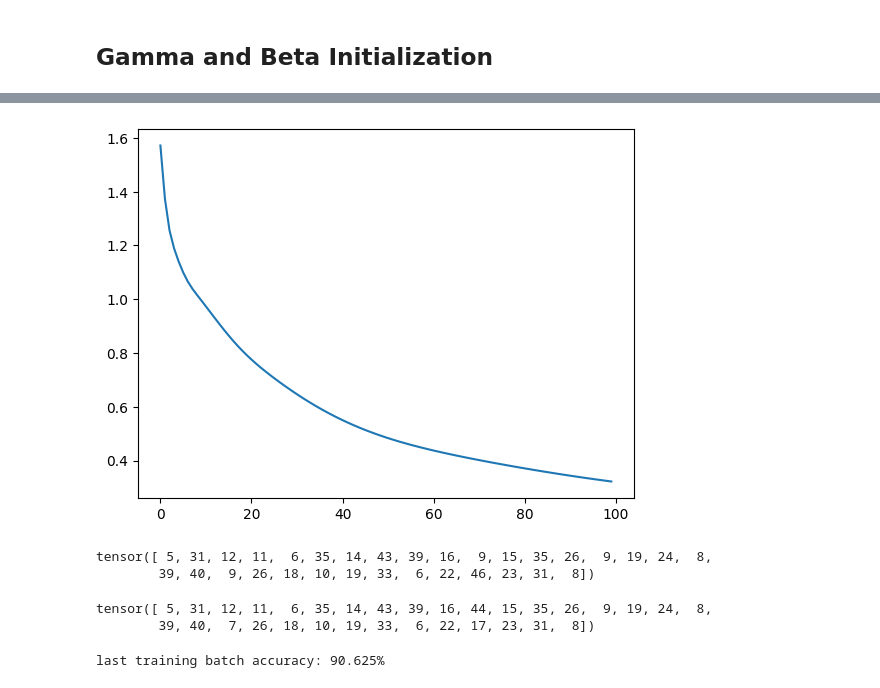
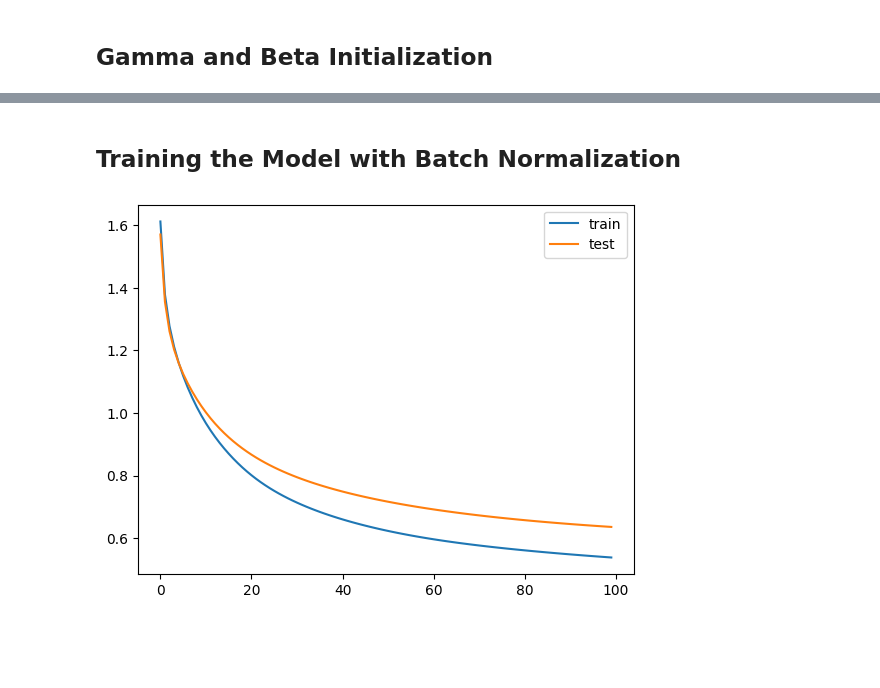
Before and after one commit to Bikash9841/AI-Trainee---Week_5, a Jupyter notebook: Using_Batch_Normalization.ipynb, the cells around one changed output, grey strips where cells are left out. Saved outputs shown, nothing was run; the diff lists cells and outputs as text; code cells hidden in the pictures; blank space fills up the shorter version.

Commit message:
feat: prediction on the test dataset

```diff
--- a/Using_Batch_Normalization.ipynb
+++ b/Using_Batch_Normalization.ipynb
@@ -129,6 +218,13 @@ X_btrain.shape,Y_btrain.shape
+# %% [markdown]
+## Training the Model with Batch Normalization
 # %%
 loss_list_train=[]
+loss_list_test=[]
 # %%
+A1_test_mean=0
+A1_test_std=0
+alpha=0.01
+
 for i in range(100):
     idx=0
     for batch in range(torch.tensor(int(X_etrain.shape[0]/batch_size))):
@@ -143,8 +239,8 @@ for i in range(100):
         A1=torch.tanh(Z1)
 
         A1_mean=A1.sum(dim=0,keepdim=True)/A1.shape[0]
-        # A1_std=(torch.sqrt(torch.sum(((A1-A1_mean)**2),dim=0,keepdim=True)/A1.shape[0])) #+1e-10 # adding small term with std to eliminate dividing by 0 at A1_norm
-        A1_std=A1.std(dim=0,keepdim=True)
+        A1_std=(torch.sqrt(torch.sum(((A1-A1_mean)**2),dim=0,keepdim=True)/A1.shape[0])) #+1e-10 # adding small term with std to eliminate dividing by 0 at A1_norm
+        # A1_std=A1.std(dim=0,keepdim=True)
         A1_norm=(A1-A1_mean)/(A1_std)
 
         # batch normalization
@@ -207,31 +303,36 @@ for i in range(100):
         dL_dW1=dZ1_dW1.T @ dL_dZ1
         dL_db1=torch.sum(dL_dZ1,dim=0,keepdim=True)
 
+        A1_test_mean=alpha*A1_test_mean+(1-alpha)*A1_mean
+        A1_test_std=alpha*A1_test_std+(1-alpha)*A1_std
+
+        with torch.no_grad():
         # weights and biases optimization
-        W2-=0.01*dL_dW2
-        b2-=0.01*dL_db2
-        W1-=0.01*dL_dW1
-        b1-=0.01*dL_db1
+            W2-=0.01*dL_dW2
+            b2-=0.01*dL_db2
+            W1-=0.01*dL_dW1
+            b1-=0.01*dL_db1
+
+    # Test first layer
+    Z1_test=X_etest@W1 + b1
+    A1_test=torch.tanh(Z1_test)
+    A1_norm_test=(A1_test-A1_test_mean)/(A1_test_std)
+
+    # batch normalization
+    A2_test=A1_norm_test*gamma+beta
+
+    # output layer
+    Z2_test=A2_test@W2 + b2
+    Y_ehat_test=softmax(Z2_test)
+
+    Loss_test=torch.sum((-Y_enc_etest*torch.log(Y_ehat_test)),dim=1,keepdim=True).mean()
+
     loss_list_train.append(Loss.item())
+    loss_list_test.append(Loss_test.item())
 # %%
-plt.plot(loss_list_train)
+plt.plot(loss_list_train,label='train')
+plt.plot(loss_list_test,label='test')
+plt.legend()
 plt.show()
 # %% [output]
-[figure, old version]
+[figure, new version]
-# %%
-predictions = Y_ehat.argmax(dim=1)
-predictions
-# %% [output]
-tensor([ 5, 31, 12, 11,  6, 35, 14, 43, 39, 16,  9, 15, 35, 26,  9, 19, 24,  8,
-        39, 40,  9, 26, 18, 10, 19, 33,  6, 22, 46, 23, 31,  8])
-# %%
-Y_btrain.argmax(dim=1)
-# %% [output]
-tensor([ 5, 31, 12, 11,  6, 35, 14, 43, 39, 16, 44, 15, 35, 26,  9, 19, 24,  8,
-        39, 40,  7, 26, 18, 10, 19, 33,  6, 22, 17, 23, 31,  8])
-# %%
-train_batch_accuracy=torch.sum(torch.where(predictions==Y_btrain.argmax(dim=1),1,0))/32
-
-print(f"last training batch accuracy: {train_batch_accuracy*100}%")
-# %% [output]
-last training batch accuracy: 90.625%
```
Also changed, not shown: parts of 16 cells of this notebook.
